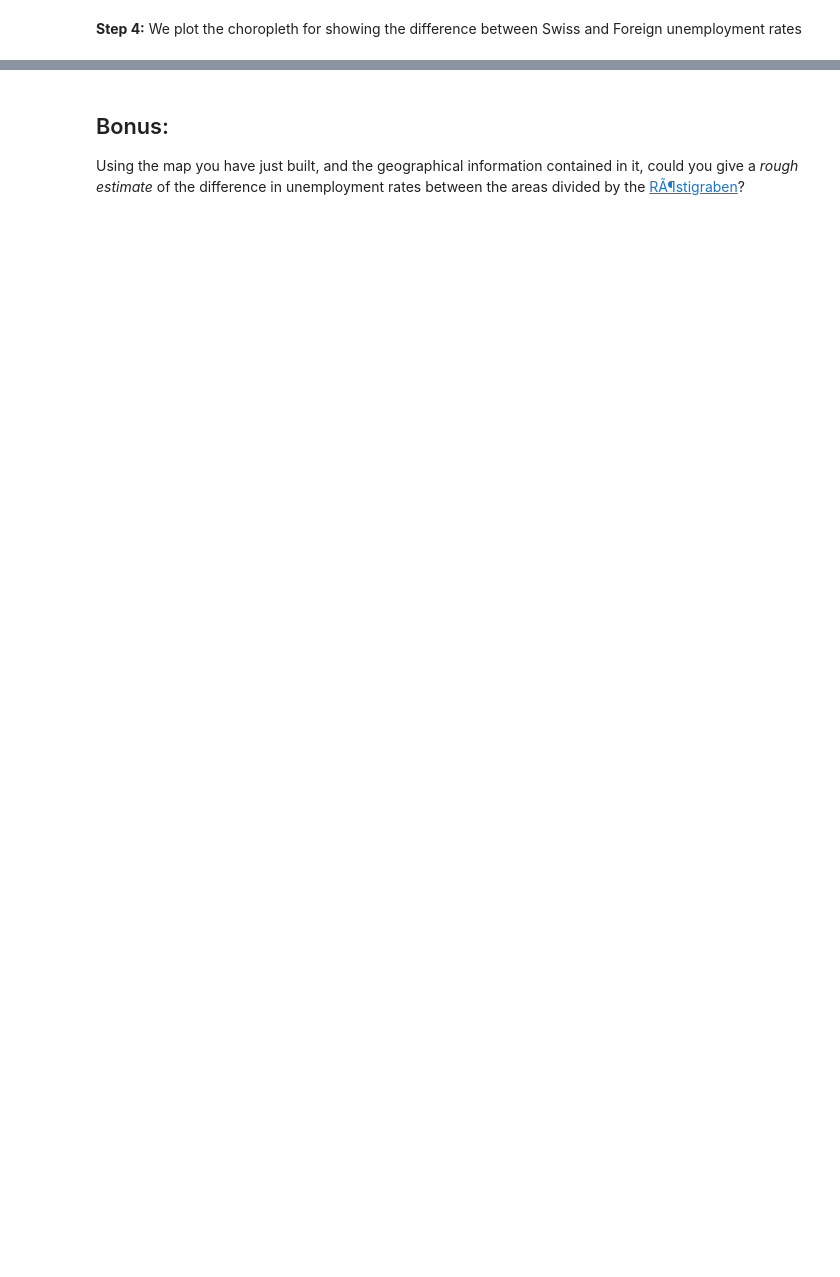
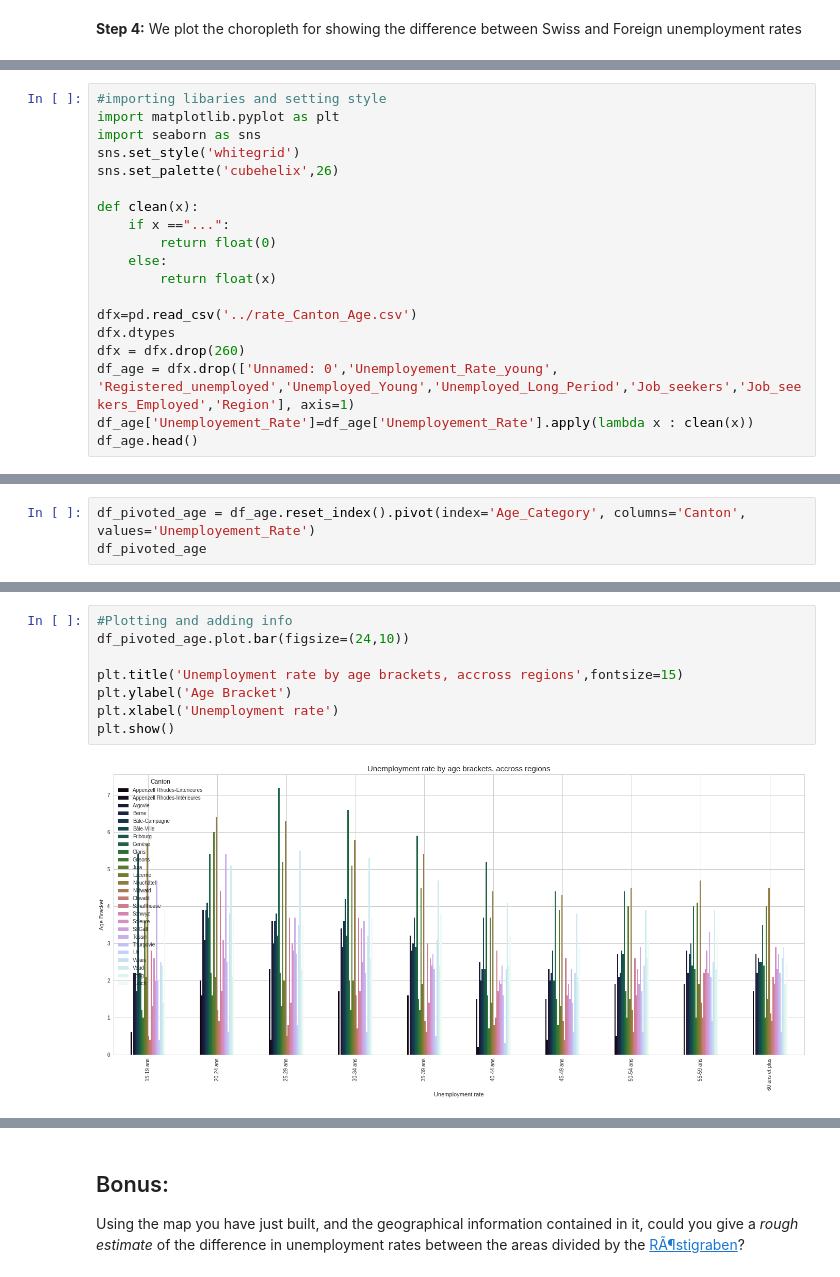
Before and after one commit to sourabhlal/ada2017, a Jupyter notebook: 03 - Interactive Viz/Homework3.ipynb, the cells around one changed output, grey strips where cells are left out. Saved outputs shown, nothing was run; the diff lists cells and outputs as text; blank space fills up the shorter version.

Commit message:
added bar plots

```diff
--- a/03 - Interactive Viz/Homework3.ipynb
+++ b/03 - Interactive Viz/Homework3.ipynb
@@ -165,0 +168,19 @@ diff_map
+# %%
+#importing libaries and setting style
+import matplotlib.pyplot as plt
+import seaborn as sns
+sns.set_style('whitegrid')
+sns.set_palette('cubehelix',26)
+
+def clean(x):
+    if x =="...":
+        return float(0)
+    else:
+        return float(x)
+
+dfx=pd.read_csv('../rate_Canton_Age.csv')
+dfx.dtypes
+dfx = dfx.drop(260)
+df_age = dfx.drop(['Unnamed: 0','Unemployement_Rate_young', 'Registered_unemployed','Unemployed_Young','Unemployed_Long_Period','Job_seekers','Job_seekers_Employed','Region'], axis=1)
+df_age['Unemployement_Rate']=df_age['Unemployement_Rate'].apply(lambda x : clean(x))
+df_age.head()
@@ -165,0 +194,3 @@ diff_map
+# %%
+df_pivoted_age = df_age.reset_index().pivot(index='Age_Category', columns='Canton', values='Unemployement_Rate')
+df_pivoted_age
@@ -165,0 +211,10 @@ diff_map
+# %%
+#Plotting and adding info
+df_pivoted_age.plot.bar(figsize=(24,10))
+
+plt.title('Unemployment rate by age brackets, accross regions',fontsize=15)
+plt.ylabel('Age Bracket')
+plt.xlabel('Unemployment rate')
+plt.show()
+# %% [output]
+[figure, added]
```
Also changed, not shown: parts of 7 cells of this notebook.
